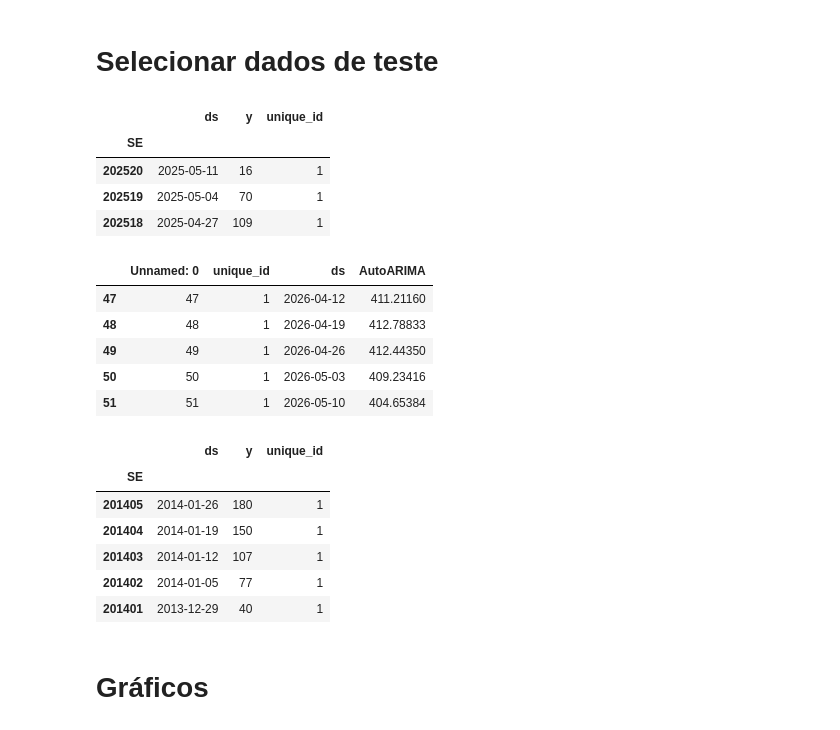
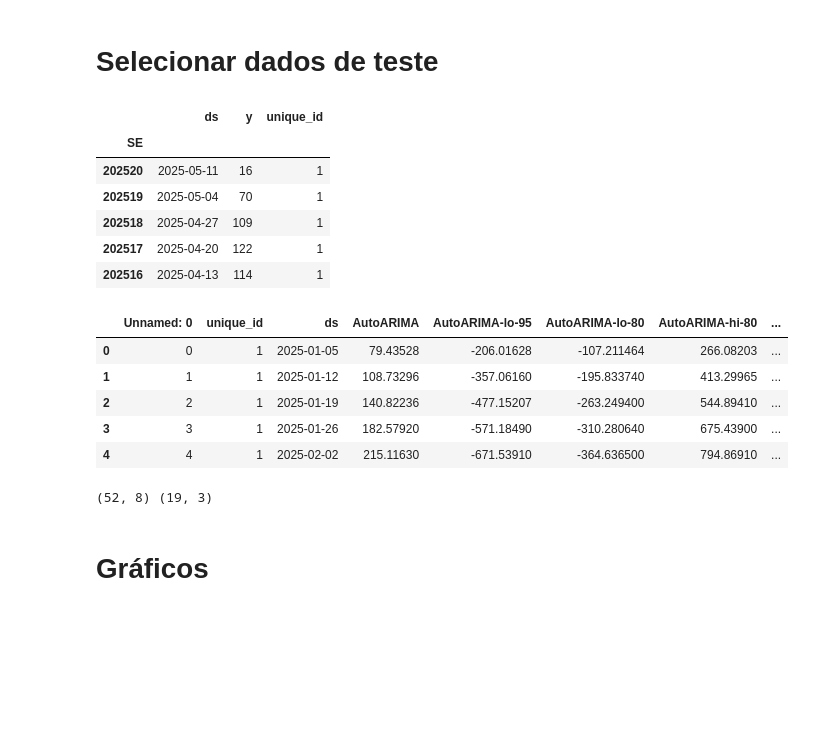
Before and after one commit to xandeoliveira/dengue-arima-fortaleza, a Jupyter notebook: arima_graphcs.ipynb, the cells around one changed output. Drawn from its saved outputs; the diff is of its cells as text; code cells hidden in the pictures; blank space fills up the shorter version.

```diff
--- a/arima_graphcs.ipynb
+++ b/arima_graphcs.ipynb
@@ -32,32 +32,28 @@ predict_r.head()
 # %%
 df["ds"] = pd.to_datetime(df["ds"])
 y_validation = df[ df.ds.dt.year == 2025 ]
-y_validation.head(3)
+y_validation.head()
 # %% [output]
 |  | ds | y | unique_id |
 | SE |  |  |  |
 | 202520 | 2025-05-11 | 16 | 1 |
 | 202519 | 2025-05-04 | 70 | 1 |
 | 202518 | 2025-04-27 | 109 | 1 |
+| 202517 | 2025-04-20 | 122 | 1 |
+| 202516 | 2025-04-13 | 114 | 1 |
 # %%
-predict_py.tail()
+predict_py.head()
 # %% [output]
-|  | Unnamed: 0 | unique_id | ds | AutoARIMA |
-| 47 | 47 | 1 | 2026-04-12 | 411.21160 |
-| 48 | 48 | 1 | 2026-04-19 | 412.78833 |
-| 49 | 49 | 1 | 2026-04-26 | 412.44350 |
-| 50 | 50 | 1 | 2026-05-03 | 409.23416 |
-| 51 | 51 | 1 | 2026-05-10 | 404.65384 |
+|  | Unnamed: 0 | unique_id | ds | AutoARIMA | AutoARIMA-lo-95 | AutoARIMA-lo-80 | AutoARIMA-hi-80 | ... |
+| 0 | 0 | 1 | 2025-01-05 | 79.43528 | -206.01628 | -107.211464 | 266.08203 | ... |
+| 1 | 1 | 1 | 2025-01-12 | 108.73296 | -357.06160 | -195.833740 | 413.29965 | ... |
+| 2 | 2 | 1 | 2025-01-19 | 140.82236 | -477.15207 | -263.249400 | 544.89410 | ... |
+| 3 | 3 | 1 | 2025-01-26 | 182.57920 | -571.18490 | -310.280640 | 675.43900 | ... |
+| 4 | 4 | 1 | 2025-02-02 | 215.11630 | -671.53910 | -364.636500 | 794.86910 | ... |
-# %%
-df.tail()
-# %% [output]
-|  | ds | y | unique_id |
-| SE |  |  |  |
-| 201405 | 2014-01-26 | 180 | 1 |
-| 201404 | 2014-01-19 | 150 | 1 |
-| 201403 | 2014-01-12 | 107 | 1 |
-| 201402 | 2014-01-05 | 77 | 1 |
-| 201401 | 2013-12-29 | 40 | 1 |
+# %%
+print(predict_py.shape, y_validation.shape)
+# %% [output]
+(52, 8) (19, 3)
 # %% [markdown]
 # Gráficos
 # %%
```
Also changed, not shown: parts of 10 cells of this notebook, 4 other files.
